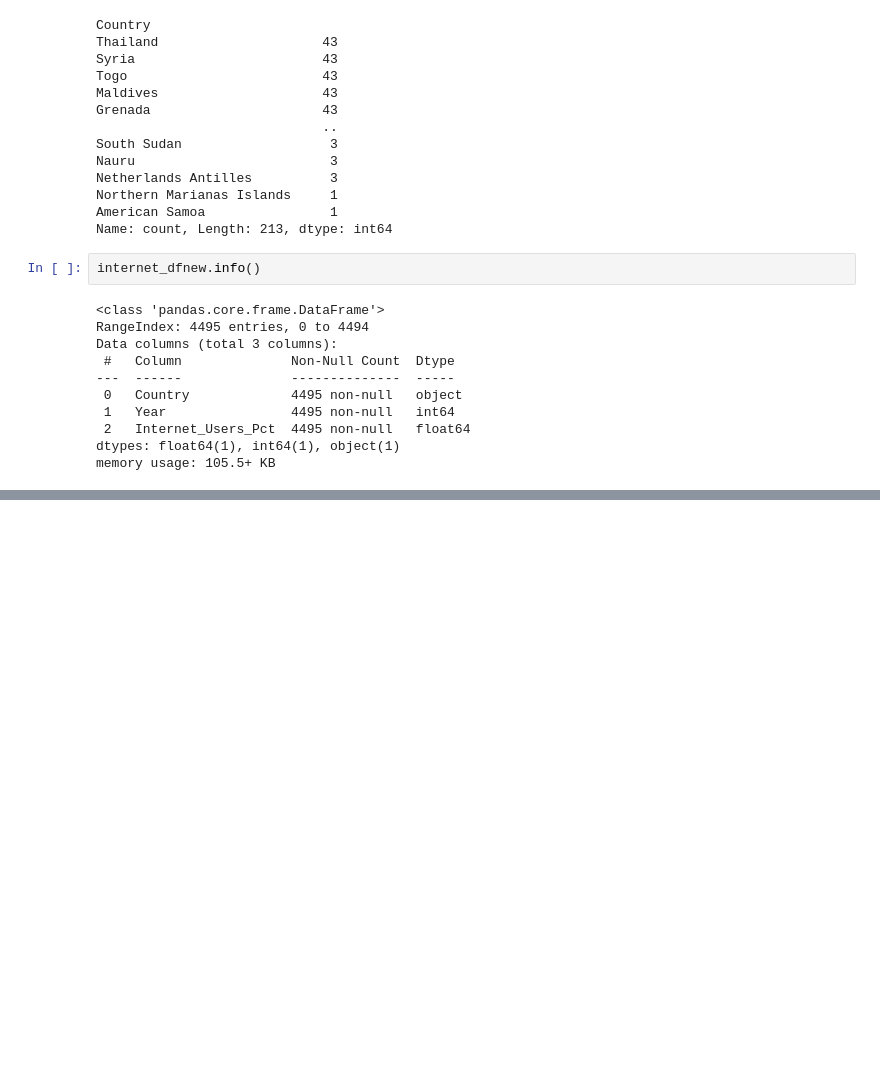
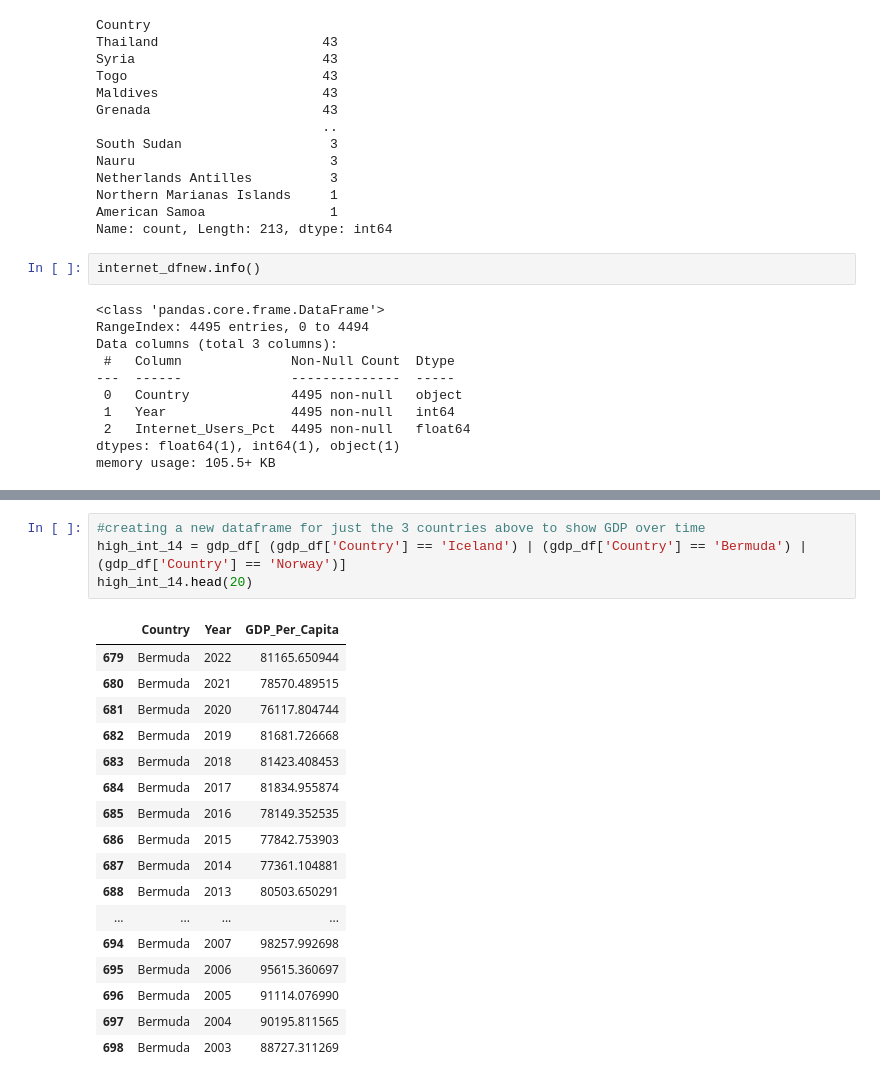
Before and after one commit to NSS-Data-Analytics-Cohort-11/undata-eemchadwick, a Jupyter notebook: notebook/UN_data_analysis.ipynb, the cells around one changed output, grey strips where cells are left out. Cells and saved outputs as stored; diff of their text form; blank space fills up the shorter version.

```diff
--- a/notebook/UN_data_analysis.ipynb
+++ b/notebook/UN_data_analysis.ipynb
@@ -801,0 +823,22 @@ gdp_and_internet_use.tail(30)
+# %%
+#creating a new dataframe for just the 3 countries above to show GDP over time
+high_int_14 = gdp_df[ (gdp_df['Country'] == 'Iceland') | (gdp_df['Country'] == 'Bermuda') | (gdp_df['Country'] == 'Norway')]
+high_int_14.head(20)
+# %% [output]
+|  | Country | Year | GDP_Per_Capita |
+| 679 | Bermuda | 2022 | 81165.650944 |
+| 680 | Bermuda | 2021 | 78570.489515 |
+| 681 | Bermuda | 2020 | 76117.804744 |
+| 682 | Bermuda | 2019 | 81681.726668 |
+| 683 | Bermuda | 2018 | 81423.408453 |
+| 684 | Bermuda | 2017 | 81834.955874 |
+| 685 | Bermuda | 2016 | 78149.352535 |
+| 686 | Bermuda | 2015 | 77842.753903 |
+| 687 | Bermuda | 2014 | 77361.104881 |
+| 688 | Bermuda | 2013 | 80503.650291 |
+| ... | ... | ... | ... |
+| 694 | Bermuda | 2007 | 98257.992698 |
+| 695 | Bermuda | 2006 | 95615.360697 |
+| 696 | Bermuda | 2005 | 91114.076990 |
+| 697 | Bermuda | 2004 | 90195.811565 |
+| 698 | Bermuda | 2003 | 88727.311269 |
```
Also changed, not shown: parts of 43 cells of this notebook.
